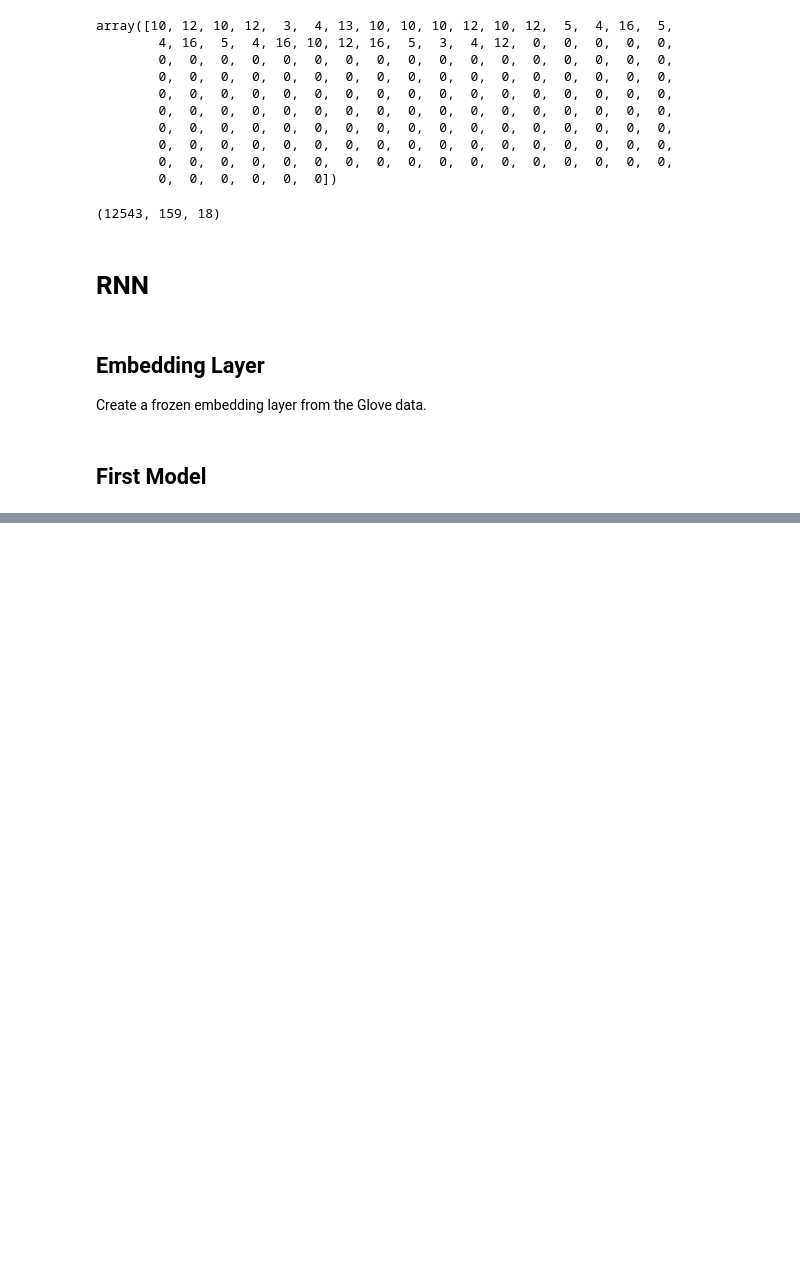
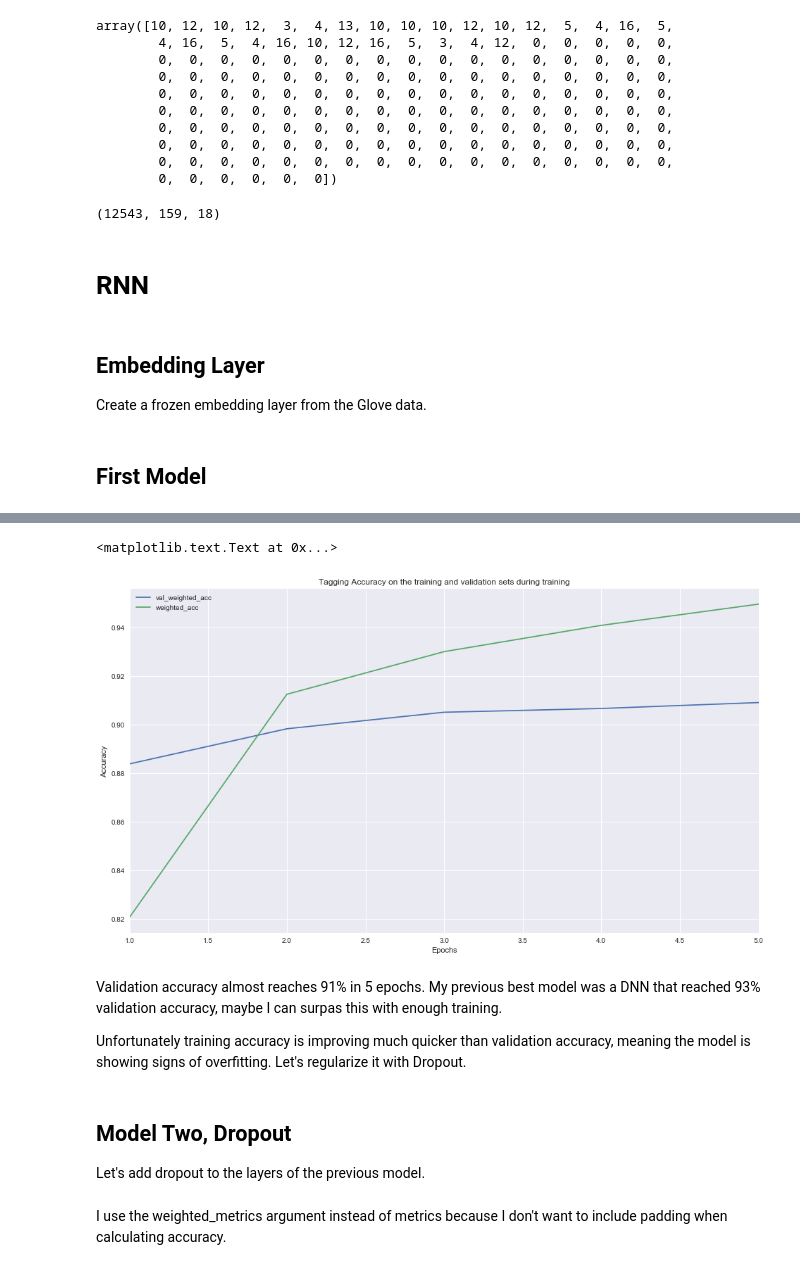
Before and after one commit to gustavgransbo/Data-Science-Playground, a Jupyter notebook: Part of Speech Tagging/3. Part of Speech Tagging - Second attempt with RNN.ipynb, the cells around one changed output, grey strips where cells are left out. Cells and saved outputs as stored; diff of their text form; code cells hidden in the pictures; blank space fills up the shorter version.

```diff
--- a/Part of Speech Tagging/3. Part of Speech Tagging - Second attempt with RNN.ipynb
+++ b/Part of Speech Tagging/3. Part of Speech Tagging - Second attempt with RNN.ipynb
@@ -526,0 +488,2 @@ df = pd.DataFrame(confusion_matrix(predictions.reshape(2002*159, 18).argmax(1),
+# %%
+model.compile(optimizer='adam', loss='categorical_crossentropy', sample_weight_mode='temporal', weighted_metrics=['accuracy'])
@@ -526,0 +492,7 @@ df = pd.DataFrame(confusion_matrix(predictions.reshape(2002*159, 18).argmax(1),
+# %%
+callback = model.fit(X_train, Y_train,
+          batch_size=64,
+          epochs=5,
+          sample_weight=sample_weights_train,
+          validation_data=(X_dev, Y_dev, sample_weights_dev),
+          callbacks = [History()])
@@ -526,0 +511,3 @@ df = pd.DataFrame(confusion_matrix(predictions.reshape(2002*159, 18).argmax(1),
+# %%
+history_df = pd.DataFrame(callback.history)
+history_df.index = np.arange(1, history_df.shape[0]+1)
@@ -526,0 +523,21 @@ df = pd.DataFrame(confusion_matrix(predictions.reshape(2002*159, 18).argmax(1),
+# %%
+import matplotlib.pyplot as plt
+import seaborn as sns
+sns.set()
+%matplotlib inline
+# %%
+f, ax = plt.subplots(figsize=(16, 9))
+
+history_df[['val_weighted_acc', 'weighted_acc']].plot(ax=ax)
+ax.set_ylabel("Accuracy")
+ax.set_xlabel('Epochs')
+ax.set_title('Tagging Accuracy on the training and validation sets during training')
+# %% [output]
+<matplotlib.text.Text at 0x...>
+[figure, added]
+# %% [markdown]
+Validation accuracy almost reaches 91% in 5 epochs.
+My previous best model was a DNN that reached 93% validation accuracy, maybe I can surpas this with enough training.
+
+Unfortunately training accuracy is improving much quicker than validation accuracy, meaning the model is showing signs of overfitting.
+Let's regularize it with Dropout.
@@ -526,0 +546,3 @@ df = pd.DataFrame(confusion_matrix(predictions.reshape(2002*159, 18).argmax(1),
+# %% [markdown]
+## Model Two, Dropout
+Let's add dropout to the layers of the previous model.
@@ -526,0 +560,2 @@ df = pd.DataFrame(confusion_matrix(predictions.reshape(2002*159, 18).argmax(1),
+# %% [markdown]
+I use the weighted_metrics argument instead of metrics because I don't want to include padding when calculating accuracy.
```
Also changed, not shown: parts of 128 cells of this notebook, 1 other file.
